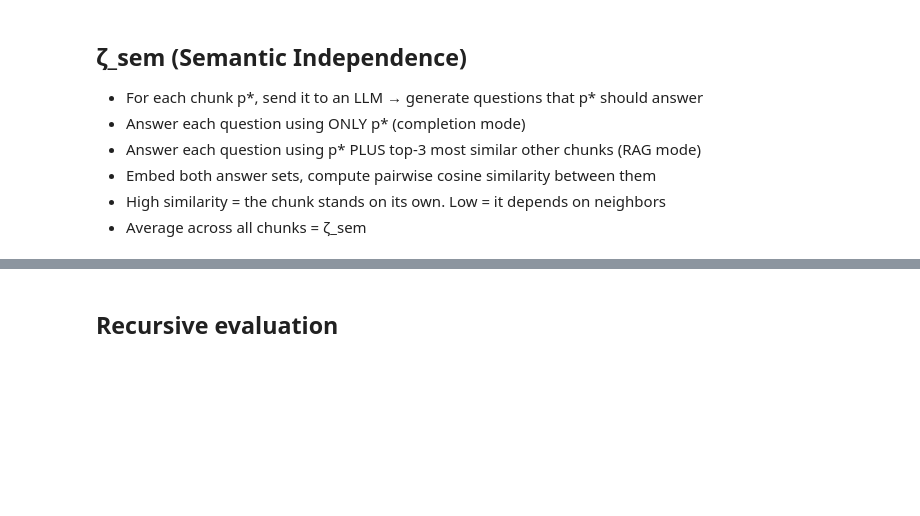
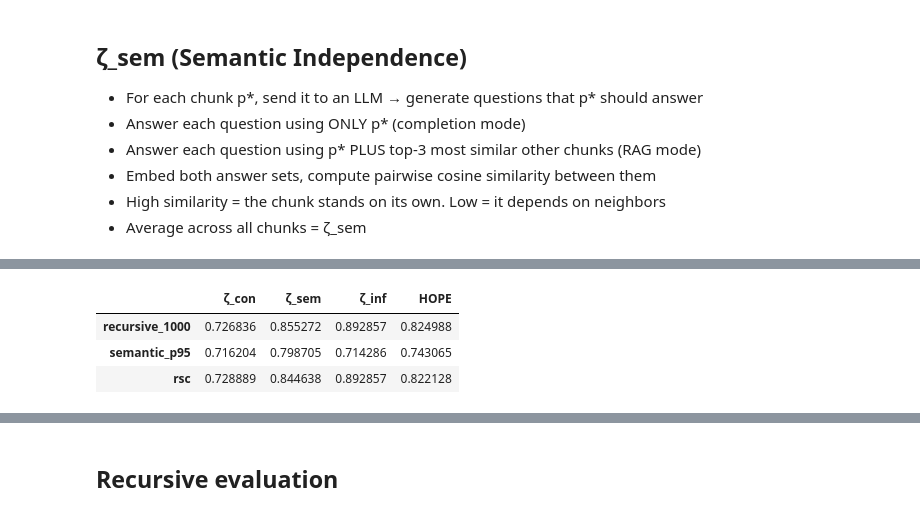
Before and after one commit to Novyfilip/algae-graphrag-thesis, a Jupyter notebook: notebooks/HOPE.ipynb, the cells around one changed output, grey strips where cells are left out. Saved outputs shown, nothing was run; the diff lists cells and outputs as text; code cells hidden in the pictures; blank space fills up the shorter version.

```diff
--- a/notebooks/HOPE.ipynb
+++ b/notebooks/HOPE.ipynb
@@ -437,0 +584,8 @@ def ζ_inf_document(doc_text, doc_filename, collection, embed_model,
+# %%
+# Fill in ζ_inf
+with open(PROJECT_ROOT / "outputs" / "HOPE" / "hope_inf_results.json", encoding="utf-8") as f:
+    ζ_inf_raw = json.load(f)
+
+ζ_inf = {s: np.mean([ζ_inf_raw[k]["score"] for k in ζ_inf_raw if k.startswith(s + "/")]) for s in strategies}
+hope_df["ζ_inf"] = pd.Series(ζ_inf)
+print(hope_df)
@@ -445,0 +607,12 @@ def ζ_inf_document(doc_text, doc_filename, collection, embed_model,
+# %%
+def bootstrap_ci(scores, n_boot=10000):
+    """Bootstrap 95% confidence interval for the mean."""
+    means = [np.mean(random.choices(scores, k=len(scores))) for _ in range(n_boot)]
+    return np.percentile(means, [2.5, 97.5])
+# %%
+# Fill in ζ_sem
+with open(PROJECT_ROOT / "outputs" / "HOPE" / "hope_sem_results.json", encoding="utf-8") as f:
+    ζ_sem_raw = json.load(f)
+rsc_keys = [k for k in ζ_sem_raw if k.startswith("rsc/")]
+print(f"RSC entries: {len(rsc_keys)}")
+print(rsc_keys)
@@ -445,0 +622,7 @@ def ζ_inf_document(doc_text, doc_filename, collection, embed_model,
+# %%
+print("ζ_sem bootstrap 95% CIs:")
+for s in strategies:
+    scores = [ζ_sem_raw[k]["avg"] for k in ζ_sem_raw if k.startswith(s + "/")]
+    print(f"{s}: {len(scores)} entries, mean = {np.mean(scores):.4f}")
+    ci = bootstrap_ci(scores)
+    print(f"  95% CI: {ci[0]:.4f}–{ci[1]:.4f}")
@@ -445,0 +637,16 @@ def ζ_inf_document(doc_text, doc_filename, collection, embed_model,
+# %%
+# Fill in ζ_sem
+with open(PROJECT_ROOT / "outputs" / "HOPE" / "hope_sem_results.json", encoding="utf-8") as f:
+    ζ_sem_raw = json.load(f)
+
+ζ_sem = {s: np.mean([ζ_sem_raw[k]["avg"] for k in ζ_sem_raw if k.startswith(s + "/")]) for s in strategies}
+hope_df["ζ_sem"] = pd.Series(ζ_sem)
+
+# Recomputes HOPE
+hope_df["HOPE"] = hope_df[["ζ_con", "ζ_sem", "ζ_inf"]].mean(axis=1)
+hope_df
+# %% [output]
+|  | ζ_con | ζ_sem | ζ_inf | HOPE |
+| recursive_1000 | 0.726836 | 0.855272 | 0.892857 | 0.824988 |
+| semantic_p95 | 0.716204 | 0.798705 | 0.714286 | 0.743065 |
+| rsc | 0.728889 | 0.844638 | 0.892857 | 0.822128 |
```
Also changed, not shown: parts of 18 cells of this notebook, 23 other files.
